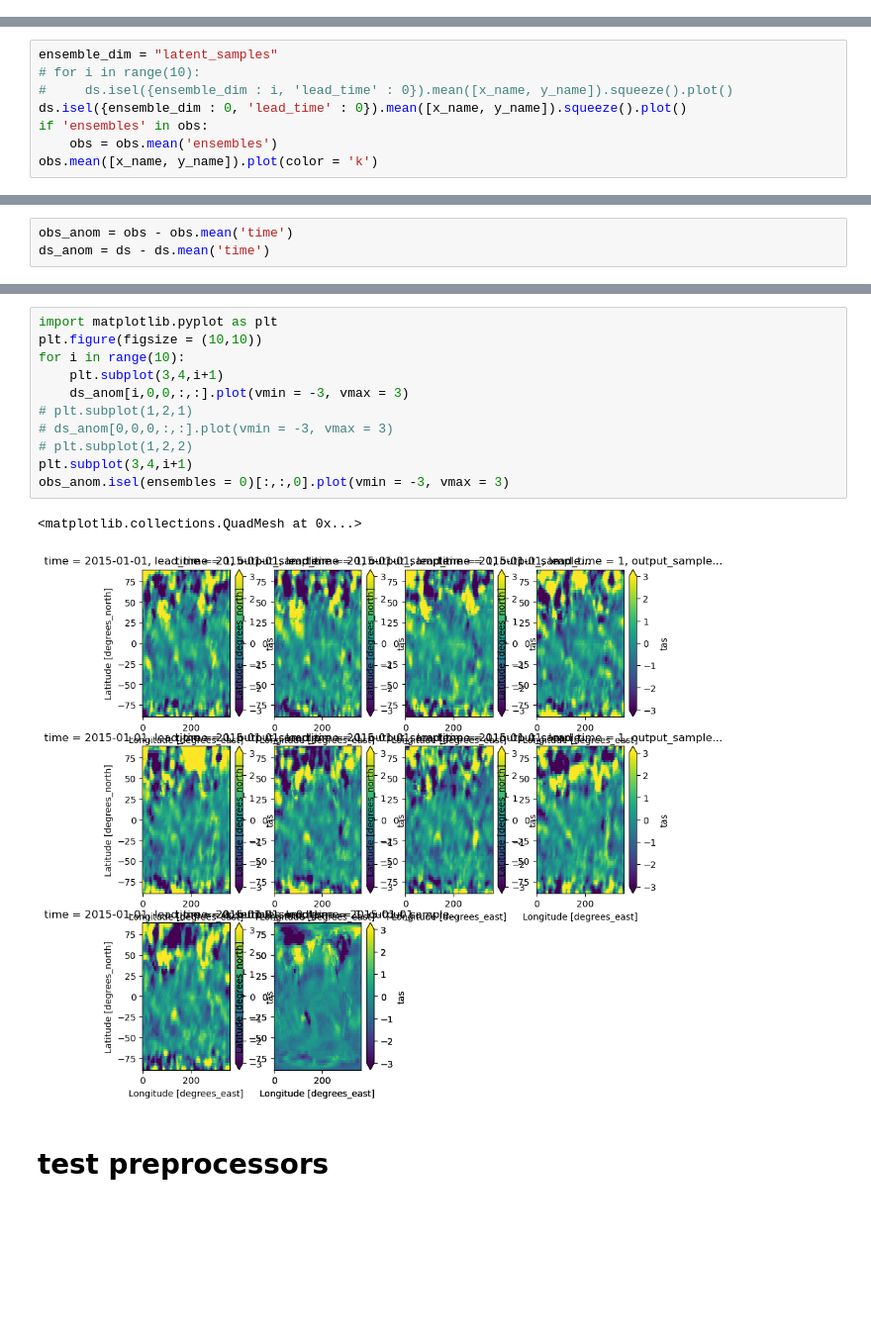
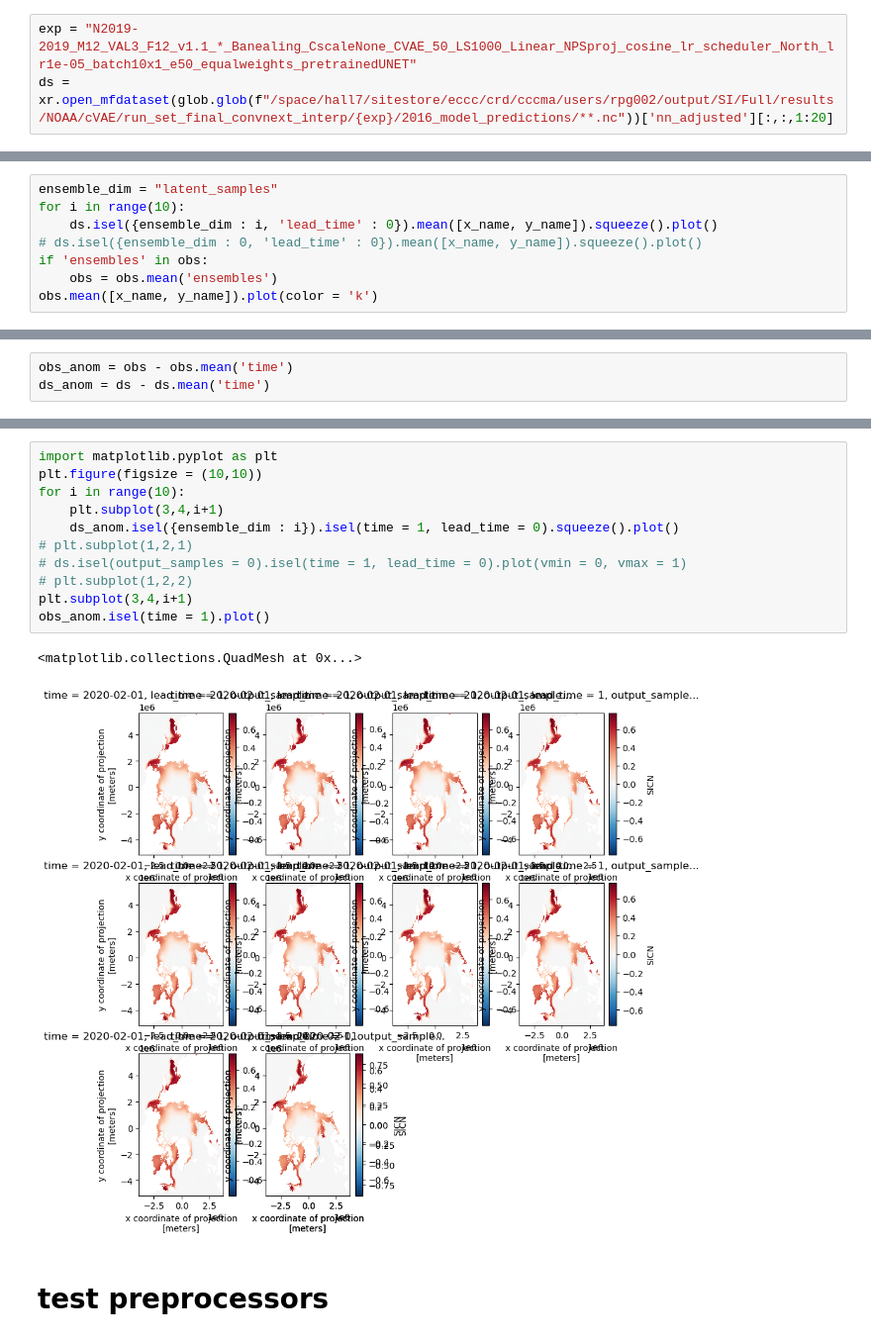
Before and after one commit to ParsaGooya/CCCma-PPP, a Jupyter notebook: test.ipynb, the cells around one changed output, grey strips where cells are left out. Shown at 99% size. Cells and saved outputs as stored; diff of their text form; blank space fills up the shorter version.

```diff
--- a/test.ipynb
+++ b/test.ipynb
@@ -513,6 +509,9 @@ exp_name = "test_cVAEUnet_SIC_PreTrDet"
 load_name = '3stds'
 # %%
 ds = xr.open_mfdataset(glob.glob(f"/space/hall7/sitestore/eccc/crd/cccma/users/rpg002/output/cccma_PPP_tests/{exp_name}/inference/*{load_name}*.nc"))[var]
+# %%
+exp = "N2019-2019_M12_VAL3_F12_v1.1_*_Banealing_CscaleNone_CVAE_50_LS1000_Linear_NPSproj_cosine_lr_scheduler_North_lr1e-05_batch10x1_e50_equalweights_pretrainedUNET"
+ds = xr.open_mfdataset(glob.glob(f"/space/hall7/sitestore/eccc/crd/cccma/users/rpg002/output/SI/Full/results/NOAA/cVAE/run_set_final_convnext_interp/{exp}/2016_model_predictions/**.nc"))['nn_adjusted'][:,:,1:20]
 # %%
 if var == 'tas':
     obs = xr.open_dataset("/space/hall7/sitestore/eccc/crd/cccma/users/rpg002/data/tas/observations/ERA5/datetime/tas_era5_194001_202412_128_64.nc")['tas'].sel(time = ds.time)
@@ -527,9 +526,9 @@ if var == 'SICN':
     ds = ds.clip(0,1) * mask
 # %%
 ensemble_dim = "latent_samples"
-# for i in range(10):
-#     ds.isel({ensemble_dim : i, 'lead_time' : 0}).mean([x_name, y_name]).squeeze().plot()
-ds.isel({ensemble_dim : 0, 'lead_time' : 0}).mean([x_name, y_name]).squeeze().plot()
+for i in range(10):
+    ds.isel({ensemble_dim : i, 'lead_time' : 0}).mean([x_name, y_name]).squeeze().plot()
+# ds.isel({ensemble_dim : 0, 'lead_time' : 0}).mean([x_name, y_name]).squeeze().plot()
 if 'ensembles' in obs:
     obs = obs.mean('ensembles')
 obs.mean([x_name, y_name]).plot(color = 'k')
@@ -556,17 +552,17 @@ obs.isel(time = 1).plot()
 # %%
 import matplotlib.pyplot as plt
 plt.figure(figsize = (10,10))
 for i in range(10):
     plt.subplot(3,4,i+1)
-    ds_anom[i,0,0,:,:].plot(vmin = -3, vmax = 3)
+    ds_anom.isel({ensemble_dim : i}).isel(time = 1, lead_time = 0).squeeze().plot()
 # plt.subplot(1,2,1)
-# ds_anom[0,0,0,:,:].plot(vmin = -3, vmax = 3)
+# ds.isel(output_samples = 0).isel(time = 1, lead_time = 0).plot(vmin = 0, vmax = 1)
 # plt.subplot(1,2,2)
 plt.subplot(3,4,i+1)
-obs_anom.isel(ensembles = 0)[:,:,0].plot(vmin = -3, vmax = 3)
+obs_anom.isel(time = 1).plot()
 # %% [output]
 <matplotlib.collections.QuadMesh at 0x...>
-[figure, old version]
+[figure, new version]
 # %% [markdown]
 # test preprocessors
 # %%
```
Also changed, not shown: parts of 6 cells of this notebook, 11 other files.
